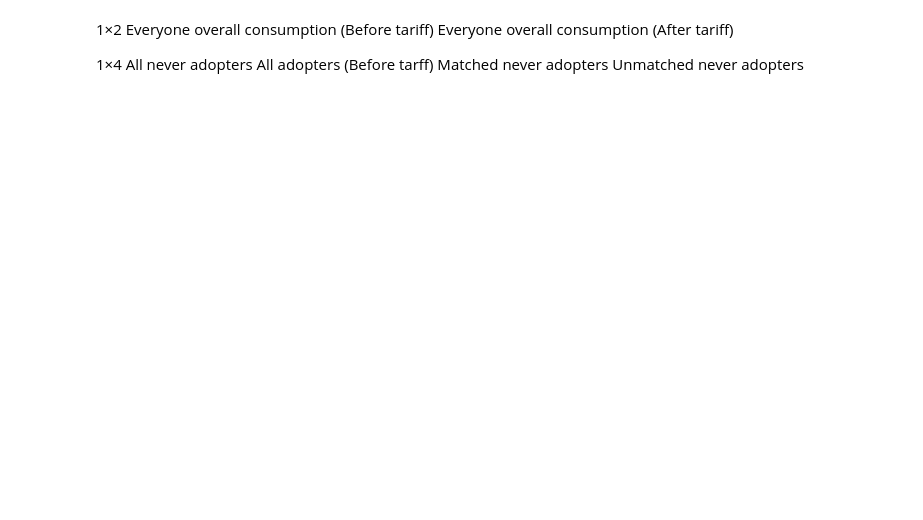
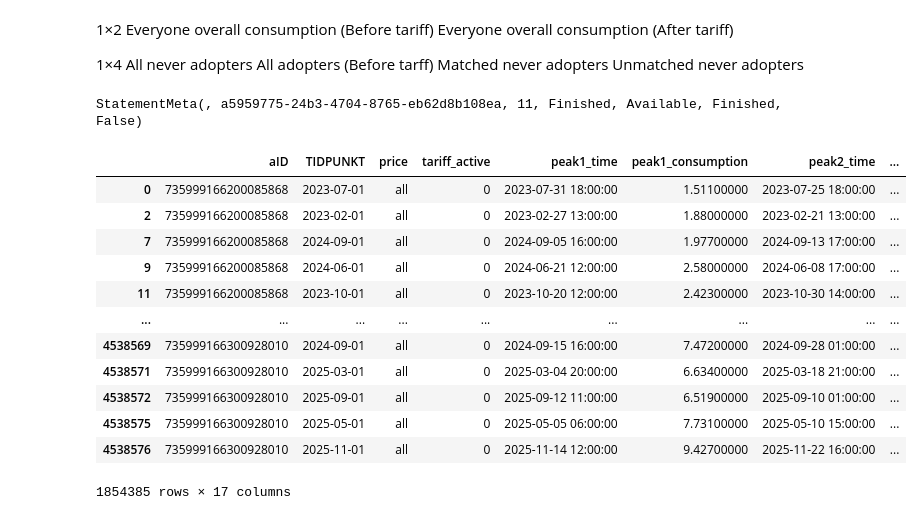
Before and after one commit to edogawa-liang/tariff-spark-rewrite, a Jupyter notebook: heatmap.ipynb, the cells around one changed output. Saved outputs shown, nothing was run; the diff lists cells and outputs as text; code cells hidden in the pictures; blank space fills up the shorter version.

```diff
--- a/heatmap.ipynb
+++ b/heatmap.ipynb
@@ -121,6 +149,23 @@ All never adopters
 All adopters (Before tarff)
 Matched never adopters
 Unmatched never adopters
+# %%
+df_all_full
+# %% [output]
+StatementMeta(, a5959775-24b3-4704-8765-eb62d8b108ea, 11, Finished, Available, Finished, False)
+|  | aID | TIDPUNKT | price | tariff_active | peak1_time | peak1_consumption | peak2_time | ... |
+| 0 | 735999166200085868 | 2023-07-01 | all | 0 | 2023-07-31 18:00:00 | 1.51100000 | 2023-07-25 18:00:00 | ... |
+| 2 | 735999166200085868 | 2023-02-01 | all | 0 | 2023-02-27 13:00:00 | 1.88000000 | 2023-02-21 13:00:00 | ... |
+| 7 | 735999166200085868 | 2024-09-01 | all | 0 | 2024-09-05 16:00:00 | 1.97700000 | 2024-09-13 17:00:00 | ... |
+| 9 | 735999166200085868 | 2024-06-01 | all | 0 | 2024-06-21 12:00:00 | 2.58000000 | 2024-06-08 17:00:00 | ... |
+| 11 | 735999166200085868 | 2023-10-01 | all | 0 | 2023-10-20 12:00:00 | 2.42300000 | 2023-10-30 14:00:00 | ... |
+| ... | ... | ... | ... | ... | ... | ... | ... | ... |
+| 4538569 | 735999166300928010 | 2024-09-01 | all | 0 | 2024-09-15 16:00:00 | 7.47200000 | 2024-09-28 01:00:00 | ... |
+| 4538571 | 735999166300928010 | 2025-03-01 | all | 0 | 2025-03-04 20:00:00 | 6.63400000 | 2025-03-18 21:00:00 | ... |
+| 4538572 | 735999166300928010 | 2025-09-01 | all | 0 | 2025-09-12 11:00:00 | 6.51900000 | 2025-09-10 01:00:00 | ... |
+| 4538575 | 735999166300928010 | 2025-05-01 | all | 0 | 2025-05-05 06:00:00 | 7.73100000 | 2025-05-10 15:00:00 | ... |
+| 4538576 | 735999166300928010 | 2025-11-01 | all | 0 | 2025-11-14 12:00:00 | 9.42700000 | 2025-11-22 16:00:00 | ... |
+1854385 rows × 17 columns
 # %%
 df_high_full = month_result_full[month_result_full["price"] == "high"].copy()
 df_low_full  = month_result_full[month_result_full["price"] == "low"].copy()
```
Also changed, not shown: parts of 5 cells of this notebook, 17 other files.
